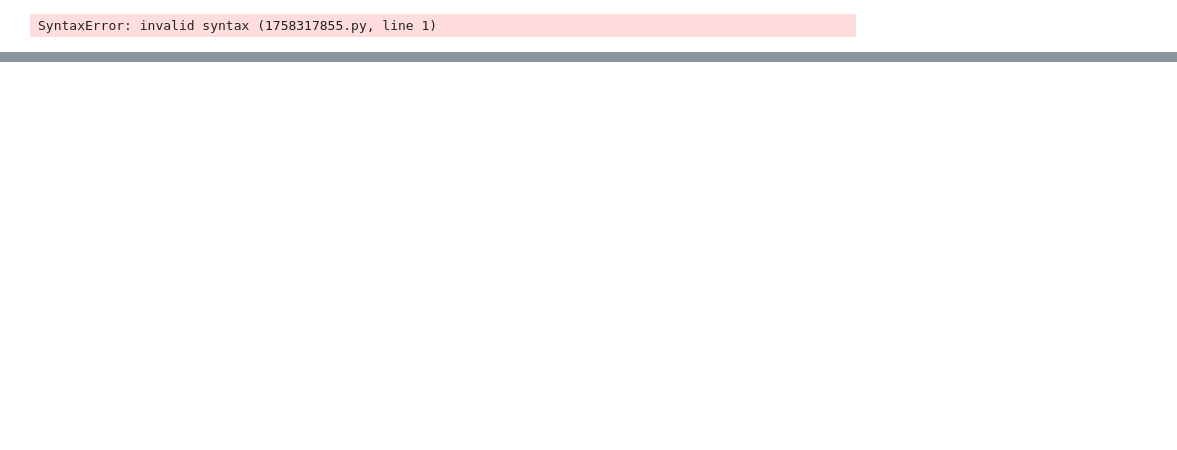
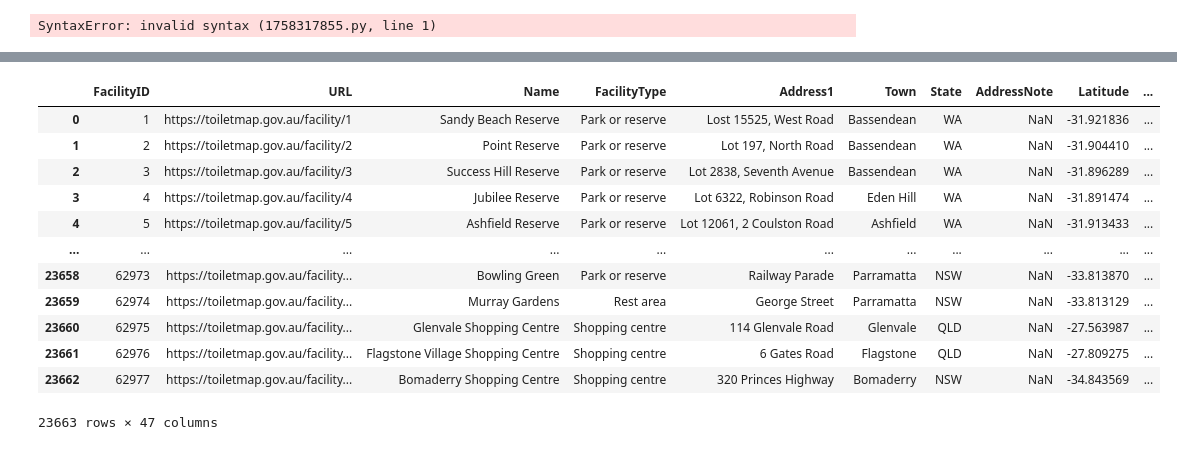
Before and after one commit to Fatima-9/api-flask, a Jupyter notebook: Untitled.ipynb, the cells around one changed output, grey strips where cells are left out. Drawn from its saved outputs; the diff is of its cells as text; code cells hidden in the pictures; blank space fills up the shorter version.

```diff
--- a/Untitled.ipynb
+++ b/Untitled.ipynb
@@ -46,0 +116,18 @@ SyntaxError: invalid syntax (2924734674.py, line 1)
+# %%
+data=pd.read_csv(r"C:/Users/fatim/Downloads/dataset.csv")
+# %%
+data
+# %% [output]
+|  | FacilityID | URL | Name | FacilityType | Address1 | Town | State | AddressNote | Latitude | ... |
+| 0 | 1 | https://toiletmap.gov.au/facility/1 | Sandy Beach Reserve | Park or reserve | Lost 15525, West Road | Bassendean | WA | NaN | -31.921836 | ... |
+| 1 | 2 | https://toiletmap.gov.au/facility/2 | Point Reserve | Park or reserve | Lot 197, North Road | Bassendean | WA | NaN | -31.904410 | ... |
+| 2 | 3 | https://toiletmap.gov.au/facility/3 | Success Hill Reserve | Park or reserve | Lot 2838, Seventh Avenue | Bassendean | WA | NaN | -31.896289 | ... |
+| 3 | 4 | https://toiletmap.gov.au/facility/4 | Jubilee Reserve | Park or reserve | Lot 6322, Robinson Road | Eden Hill | WA | NaN | -31.891474 | ... |
+| 4 | 5 | https://toiletmap.gov.au/facility/5 | Ashfield Reserve | Park or reserve | Lot 12061, 2 Coulston Road | Ashfield | WA | NaN | -31.913433 | ... |
+| ... | ... | ... | ... | ... | ... | ... | ... | ... | ... | ... |
+| 23658 | 62973 | https://toiletmap.gov.au/facility... | Bowling Green | Park or reserve | Railway Parade | Parramatta | NSW | NaN | -33.813870 | ... |
+| 23659 | 62974 | https://toiletmap.gov.au/facility... | Murray Gardens | Rest area | George Street | Parramatta | NSW | NaN | -33.813129 | ... |
+| 23660 | 62975 | https://toiletmap.gov.au/facility... | Glenvale Shopping Centre | Shopping centre | 114 Glenvale Road | Glenvale | QLD | NaN | -27.563987 | ... |
+| 23661 | 62976 | https://toiletmap.gov.au/facility... | Flagstone Village Shopping Centre | Shopping centre | 6 Gates Road | Flagstone | QLD | NaN | -27.809275 | ... |
+| 23662 | 62977 | https://toiletmap.gov.au/facility... | Bomaderry Shopping Centre | Shopping centre | 320 Princes Highway | Bomaderry | NSW | NaN | -34.843569 | ... |
+23663 rows × 47 columns
```
Also changed, not shown: parts of 22 cells of this notebook, 1 other file.
